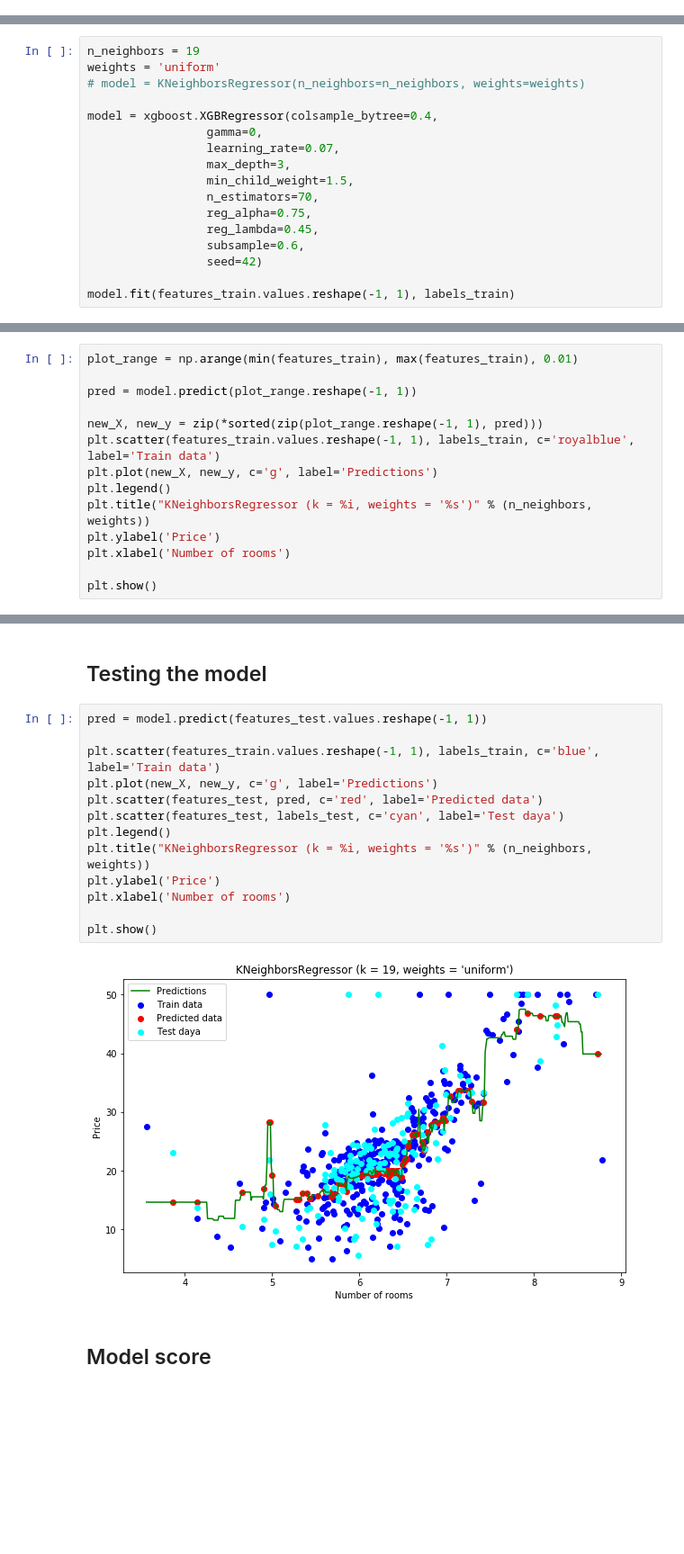
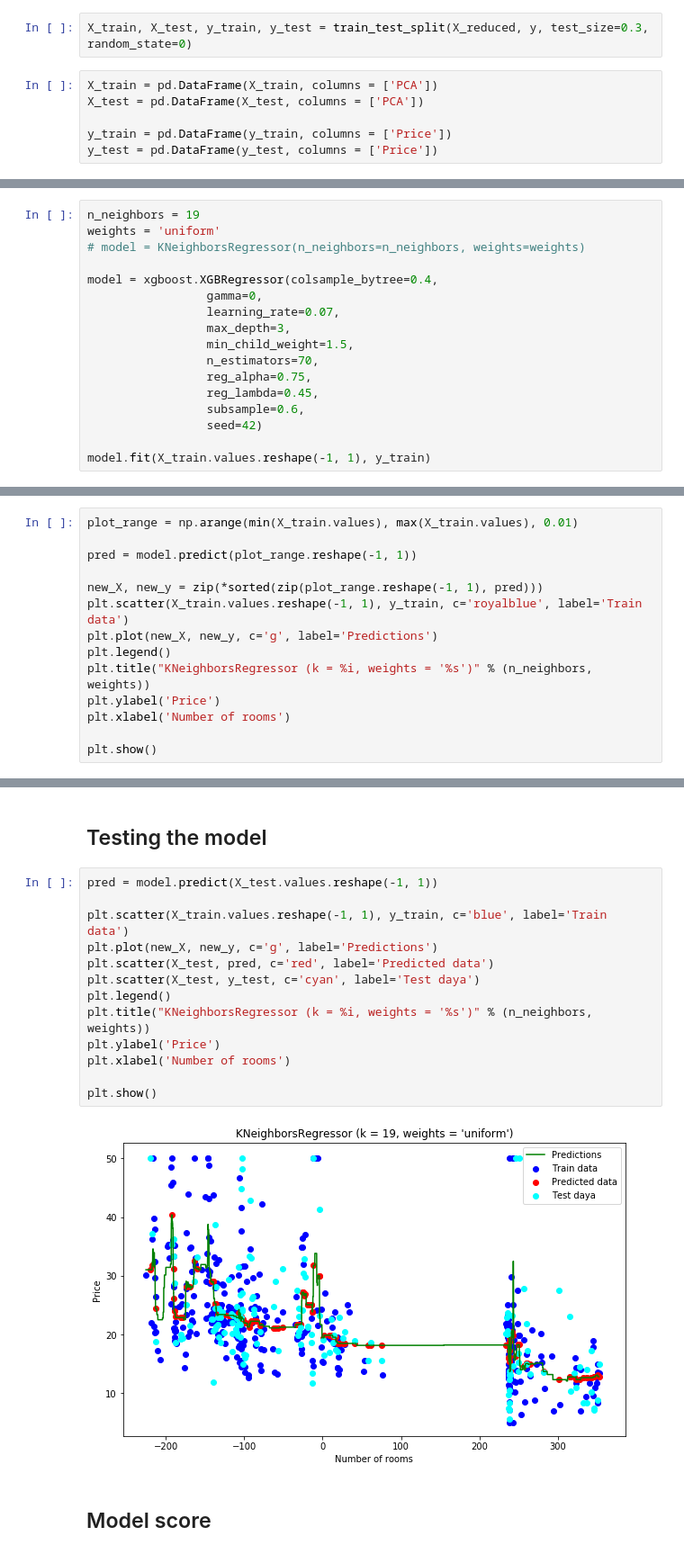
Before and after one commit to pjwebdev/Basic-Data-Science-Projects, a Jupyter notebook: 2-House-Pricing-with-KNN-and-XGBoost/House Pricing with KNN and XGBoost.ipynb, the cells around one changed output, grey strips where cells are left out. Shown at 90% size. Cells and saved outputs as stored; diff of their text form; blank space fills up the shorter version.

```diff
--- a/2-House-Pricing-with-KNN-and-XGBoost/House Pricing with KNN and XGBoost.ipynb
+++ b/2-House-Pricing-with-KNN-and-XGBoost/House Pricing with KNN and XGBoost.ipynb
@@ -71,3 +65,11 @@ Name: RM, Length: 354, dtype: float64
+# %%
+X_train, X_test, y_train, y_test = train_test_split(X_reduced, y, test_size=0.3, random_state=0)
+# %%
+X_train = pd.DataFrame(X_train, columns = ['PCA'])
+X_test = pd.DataFrame(X_test, columns = ['PCA'])
+
+y_train = pd.DataFrame(y_train, columns = ['Price'])
+y_test = pd.DataFrame(y_test, columns = ['Price'])
 # %% [markdown]
 ## Scatter plot of the training data
 # %%
@@ -93,7 +95,7 @@ model = xgboost.XGBRegressor(colsample_bytree=0.4,
                  subsample=0.6,
                  seed=42)
 
-model.fit(features_train.values.reshape(-1, 1), labels_train)
+model.fit(X_train.values.reshape(-1, 1), y_train)
 # %% [output]
 XGBRegressor(base_score=0.5, booster=None, colsample_bylevel=1,
              colsample_bynode=1, colsample_bytree=0.4, gamma=0, gpu_id=-1,
@@ -107,12 +109,12 @@ XGBRegressor(base_score=0.5, booster=None, colsample_bylevel=1,
 # %% [markdown]
 ## Visualising predictions
 # %%
-plot_range = np.arange(min(features_train), max(features_train), 0.01)
+plot_range = np.arange(min(X_train.values), max(X_train.values), 0.01)
 
 pred = model.predict(plot_range.reshape(-1, 1))
 
 new_X, new_y = zip(*sorted(zip(plot_range.reshape(-1, 1), pred)))
-plt.scatter(features_train.values.reshape(-1, 1), labels_train, c='royalblue', label='Train data')
+plt.scatter(X_train.values.reshape(-1, 1), y_train, c='royalblue', label='Train data')
 plt.plot(new_X, new_y, c='g', label='Predictions')
 plt.legend()
 plt.title("KNeighborsRegressor (k = %i, weights = '%s')" % (n_neighbors, weights))
@@ -125,20 +127,20 @@ plt.show()
 # %% [markdown]
 ## Testing the model
 # %%
-pred = model.predict(features_test.values.reshape(-1, 1))
+pred = model.predict(X_test.values.reshape(-1, 1))
 
-plt.scatter(features_train.values.reshape(-1, 1), labels_train, c='blue', label='Train data')
+plt.scatter(X_train.values.reshape(-1, 1), y_train, c='blue', label='Train data')
 plt.plot(new_X, new_y, c='g', label='Predictions')
-plt.scatter(features_test, pred, c='red', label='Predicted data')
-plt.scatter(features_test, labels_test, c='cyan', label='Test daya')
+plt.scatter(X_test, pred, c='red', label='Predicted data')
+plt.scatter(X_test, y_test, c='cyan', label='Test daya')
 plt.legend()
 plt.title("KNeighborsRegressor (k = %i, weights = '%s')" % (n_neighbors, weights))
 plt.ylabel('Price')
 plt.xlabel('Number of rooms')
 
 plt.show()
 # %% [output]
-[figure, old version]
+[figure, new version]
 # %% [markdown]
 ## Model score
 # %%
```
Also changed, not shown: parts of 11 cells of this notebook.
